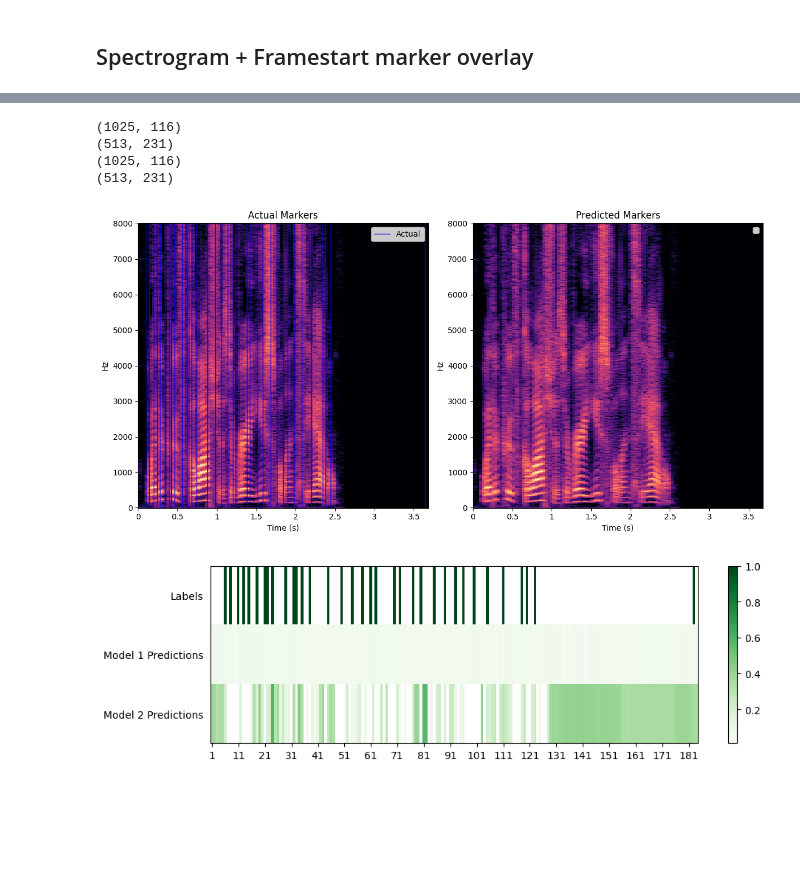
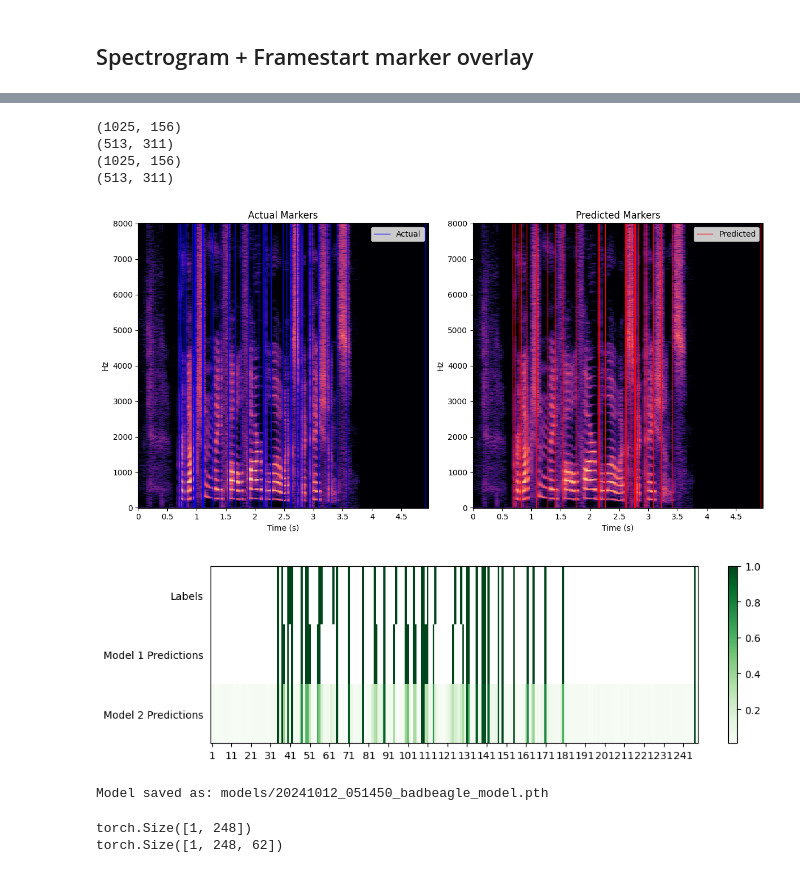
Before and after one commit to lucasdellabella/badbeagle-jupyter, a Jupyter notebook: 00_wav2vec2-timit-finetune.ipynb, the cells around one changed output, grey strips where cells are left out. Saved outputs shown, nothing was run; the diff lists cells and outputs as text; code cells hidden in the pictures; blank space fills up the shorter version.

Commit message:
More cleanup. Model verified as still looking fine.

```diff
--- a/00_wav2vec2-timit-finetune.ipynb
+++ b/00_wav2vec2-timit-finetune.ipynb
@@ -585,7 +582,7 @@ model_untrained = Wav2Vec2ForPhonemeAndFramePrediction(num_phonemes=61, freeze_f
 model_untrained.to(device);
 
 batch = next(iter(valid_loader))
-idx = 6
+idx = 4
 batch = {
     'input_values': batch['input_values'][idx].unsqueeze(0),
     'labels': {
@@ -614,42 +610,42 @@ from utils import frame_pos_to_nth_window, create_bit_mask_of_frame_start_positi
 
 
 #### EXTRACT COMMON DATA FROM BATCH
-inputs, phoneme_labels, frame_labels, audio_lengths, phoneme_lengths = shape_model_parameters(batch)
+(input_lengths, inputs), (label_lengths, phoneme_labels, frame_labels) = shape_model_parameters(batch)
 
 #### CREATE GROUND TRUTH FRAME MARKERS
 frame_positions = frame_pos_to_nth_window(frame_labels)
-frame_bitmask_labels = create_bit_mask_of_frame_start_positions(frame_positions, phoneme_logits.shape[1]).to(device)
+frame_bitmask_labels = create_bit_mask_of_frame_start_positions(frame_positions, phoneme_pred_logits.shape[1]).to(device)
 print(f"Frame markers - actual: ", frame_labels[0].shape)
 
-num_windows_in_ea_sample = torch.floor_divide(torch.div(audio_lengths*1000, config.SAMPLE_RATE) - 5, config.WINDOW_SIZE).long()
+num_windows_in_ea_sample = torch.floor_divide(torch.div(input_lengths*1000, config.SAMPLE_RATE) - 5, config.WINDOW_SIZE).long()
 
 #### [INFERENCE] TRAINED MODEL
-phoneme_logits, start_idx_pred, log_probs, loss = model(inputs, phoneme_labels=phoneme_labels, return_log_probs=True)
-print(f"Frame markers - trained: ", start_idx_pred.shape)
+phoneme_pred_logits, frame_start_pred = model(inputs, phoneme_labels=phoneme_labels)
+print(f"Frame markers - trained: ", frame_start_pred.shape)
 
 loss, phoneme_loss, frame_start_loss = custom_loss_function(
-    phoneme_logits, # FROM MODEL
-    start_idx_pred, # FROM MODEL
+    phoneme_pred_logits, # FROM MODEL
+    frame_start_pred, # FROM MODEL
     # -------
     phoneme_labels, # FROM BATCH
     frame_bitmask_labels, # FROM BATCH
     num_windows_in_ea_sample, # FROM BATCH
-    phoneme_lengths, # FROM BATCH
+    label_lengths, # FROM BATCH
     device=device
 )
 
 #### [INFERENCE] UNTRAINED MODEL
-phoneme_logits_UN, start_idx_pred_UN, log_probs_UN, loss_UN = model_untrained(inputs, phoneme_labels=phoneme_labels, return_log_probs=True)
-print(f"Frame markers - untrained: ", start_idx_pred_UN.shape)
+phoneme_pred_logits_UN, frame_start_pred_UN = model_untrained(inputs, phoneme_labels=phoneme_labels)
+print(f"Frame markers - untrained: ", frame_start_pred_UN.shape)
 
 loss_UN, phoneme_loss_UN, frame_start_loss_UN = custom_loss_function(
-    phoneme_logits_UN, # FROM MODEL
-    start_idx_pred_UN,  # FROM MODEL
+    phoneme_pred_logits_UN, # FROM MODEL
+    frame_start_pred_UN,  # FROM MODEL
     # -------
     phoneme_labels, # FROM BATCH
     frame_bitmask_labels, # FROM BATCH
     num_windows_in_ea_sample, # FROM BATCH
-    phoneme_lengths, # FROM BATCH
+    label_lengths, # FROM BATCH
     device=device
 )
 
@@ -697,11 +697,4 @@ tensor(184.)
 # %%
-# Variables that must be in scope before this code begins:
-# - batch: a dictionary containing 'input_values' and 'labels'
-# - start_idx_pred: tensor of predicted start indices
-# - frame_pos_to_nth_window: function to convert frame positions to window indices
-# - create_bit_mask_of_frame_start_positions: function to create bitmask from start positions
-# - device: the device (CPU or GPU) to use for tensor operations
-
 from plots import visualize_audio_and_markers
 from utils import get_audio_length_in_windows
 
@@ -711,7 +704,7 @@ sample_index = 0
 sample = inputs[sample_index]
 # The window indices
 start_window = 0
-end_window = len(start_idx_pred[0])
+end_window = len(frame_start_pred[0])
 
 # Get bitmask / start markers
 sample_start_idx = label['phoneme_start_idx']
@@ -725,41 +718,56 @@ start_idx_bitmask_actual = create_bit_mask_of_frame_start_positions(
 import matplotlib.pyplot as plt
 
 fig, (ax1, ax2) = plt.subplots(1, 2, figsize=(12, 6))
 
 visualize_audio_and_markers(
     sample,
     start_window,
     end_window,
     start_idx_bitmask_actual[sample_index],
     label_type='Actual',
     color='blue',
     ax=ax1
 )
 ax1.set_title('Actual Markers')
 
 
 visualize_audio_and_markers(
     sample,
     start_window,
     end_window,
-    start_idx_pred[sample_index] > 0.6,
+    frame_start_pred[sample_index] > 0.6,
     label_type='Predicted',
     color='red',
     ax=ax2
 )
 ax2.set_title('Predicted Markers')
 
 plt.tight_layout()
 plt.show()
 
-# [sample for sample in start_idx_pred[sample_index] if sample < 0 or sample > 1]
+# [sample for sample in frame_start_pred[sample_index] if sample < 0 or sample > 1]
 # %% [output]
-(1025, 116)
-(513, 231)
-(1025, 116)
-(513, 231)
+(1025, 156)
+(513, 311)
+(1025, 156)
+(513, 311)
-[figure, old version]
+[figure, new version]
 # %%
-visualize_bitmask(frame_bitmask_labels.squeeze(0), start_idx_pred.squeeze(0), start_idx_pred_UN.squeeze(0))
+# visualize_bitmask(frame_bitmask_labels.squeeze(0), frame_start_pred.squeeze(0), frame_start_pred_UN.squeeze(0))
+visualize_bitmask(frame_bitmask_labels.squeeze(0), frame_start_pred.squeeze(0) > 0.25, frame_start_pred.squeeze(0), model1_label="> 0.25 prob predictions")
 # %% [output]
-[figure, old version]
+[figure, new version]
+# %%
+from utils import save_model
+
+save_model(model, "badbeagle_model")
+# %% [output]
+Model saved as: models/20241012_051450_badbeagle_model.pth
+# %%
+# torch.Size([1, 248, 62])
+print(phoneme_pred_logits.shape)
+# Create ground truth "actual phoneme" array shaped torch.Size([1, 248])
+# TODO
+# %% [output]
+torch.Size([1, 248])
+torch.Size([1, 248, 62])
```
Also changed, not shown: parts of 9 cells of this notebook, 1 other file.
